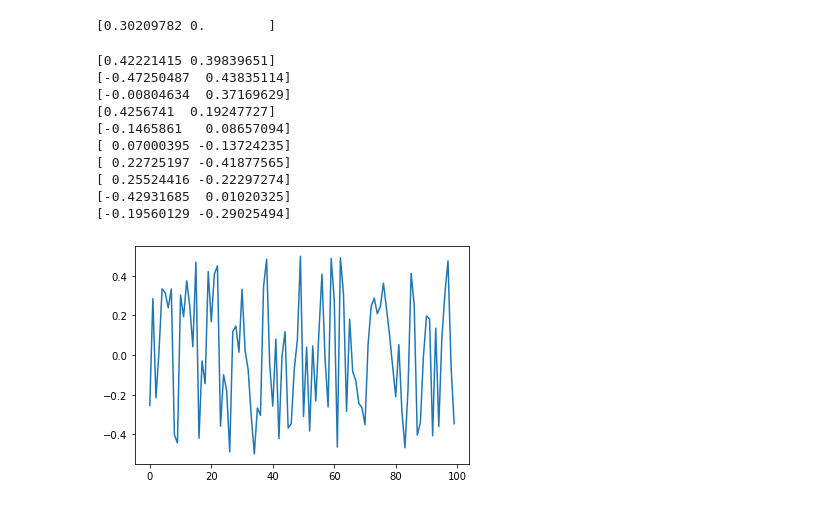
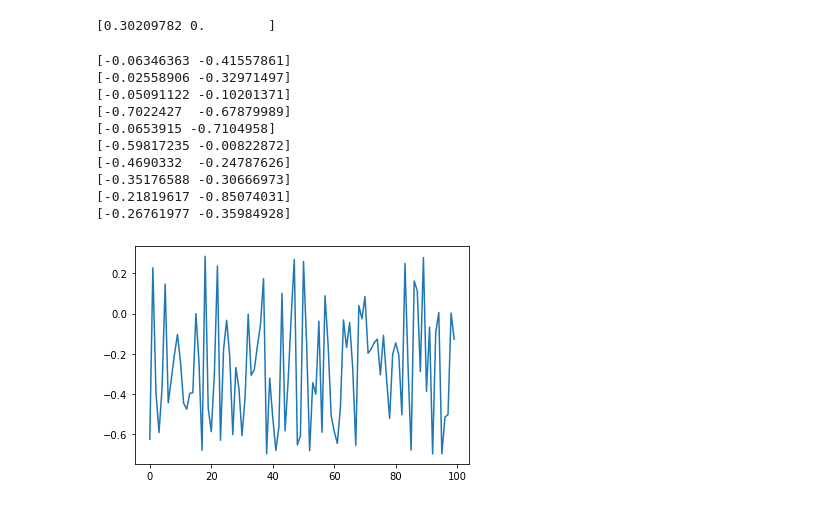
Before and after one commit to cmburgul/Friction-Finger-WIHM-DRL, a Jupyter notebook: ff_env_1.ipynb, the cells around one changed output. Drawn from its saved outputs; the diff is of its cells as text; code cells hidden in the pictures.

```diff
--- a/ff_env_1.ipynb
+++ b/ff_env_1.ipynb
@@ -594,26 +594,26 @@ print(action)
 [0.30209782 0.        ]
 # %%
 for i in range(10):
-    action = np.random.rand(2) - 0.5 # Use this for selecting the magnitude of change in tehta_l or theta_r
+    action = np.random.rand(2) - 0.9 # Use this for selecting the magnitude of change in tehta_l or theta_r
     print(action)
 # %% [output]
-[0.42221415 0.39839651]
-[-0.47250487  0.43835114]
-[-0.00804634  0.37169629]
-[0.4256741  0.19247727]
-[-0.1465861   0.08657094]
-[ 0.07000395 -0.13724235]
-[ 0.22725197 -0.41877565]
-[ 0.25524416 -0.22297274]
-[-0.42931685  0.01020325]
-[-0.19560129 -0.29025494]
+[-0.06346363 -0.41557861]
+[-0.02558906 -0.32971497]
+[-0.05091122 -0.10201371]
+[-0.7022427  -0.67879989]
+[-0.0653915 -0.7104958]
+[-0.59817235 -0.00822872]
+[-0.4690332  -0.24787626]
+[-0.35176588 -0.30666973]
+[-0.21819617 -0.85074031]
+[-0.26761977 -0.35984928]
 # %%
 list_ = []
 for i in range(100):
-    list_.append(np.random.rand(1) - 0.5)
+    list_.append(np.random.rand(1) - 0.7)
     # print( np.random.rand(1) )
 #print(list_)
 plt.plot(list_)
 plt.show()
 # %% [output]
-[figure, old version]
+[figure, new version]
```
Also changed, not shown: 1 other file.
